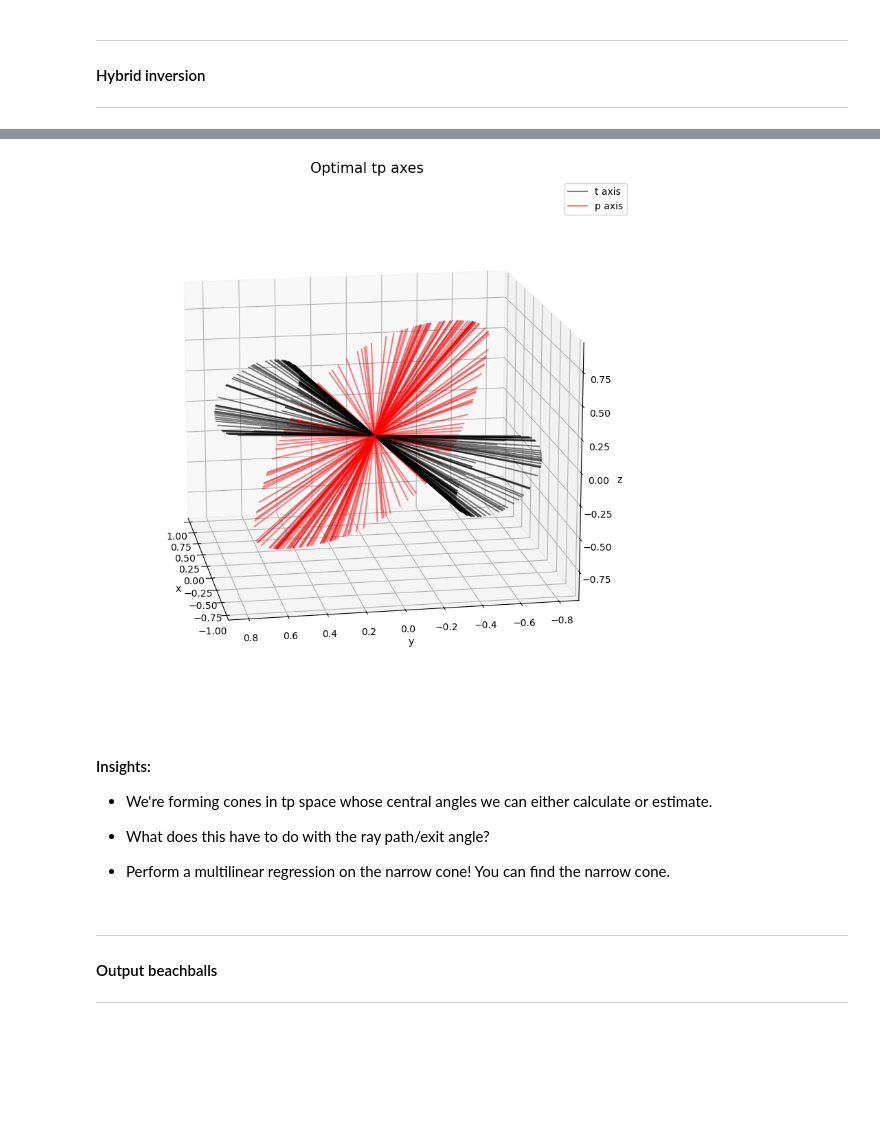
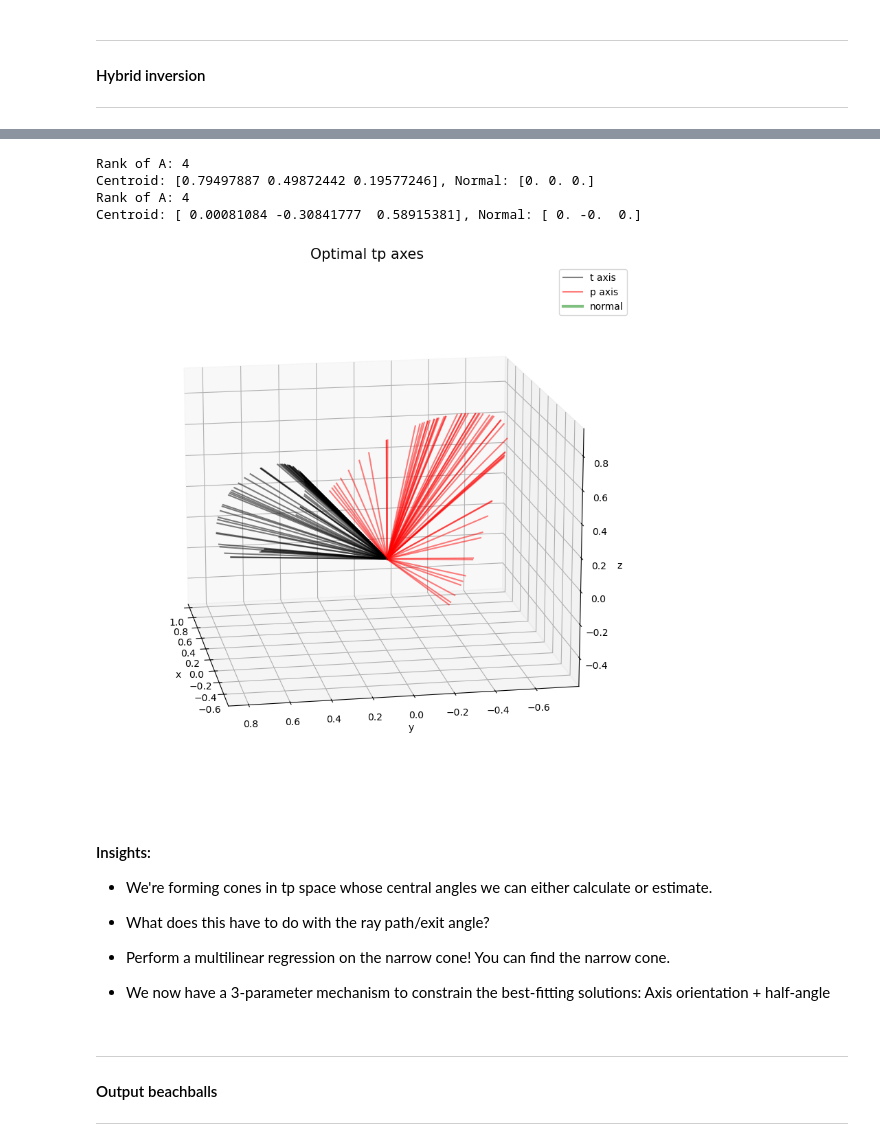
Before and after one commit to victoragaba/SURG-Mars, a Jupyter notebook: src/testing.ipynb, the cells around one changed output, grey strips where cells are left out. Saved outputs shown, nothing was run; the diff lists cells and outputs as text; code cells hidden in the pictures; blank space fills up the shorter version.

```diff
--- a/src/testing.ipynb
+++ b/src/testing.ipynb
@@ -133,8 +131,12 @@ inv_model.plot_iterates_2D(cmap='rainbow', s=1, optimal=True, index=2)
 # %%
 # tp axes - full
-inv_model.plot_tp_axes(azim=170, elev=15, half=False)
+inv_model.plot_tp_axes(azim=170, elev=15, half=True)
 # %% [output]
+Rank of A: 4
+Centroid: [0.79497887 0.49872442 0.19577246], Normal: [0. 0. 0.]
+Rank of A: 4
+Centroid: [ 0.00081084 -0.30841777  0.58915381], Normal: [ 0. -0.  0.]
-[figure, old version]
+[figure, new version]
 # %% [markdown]
 #### Insights:
 
@@ -143,6 +145,9 @@ inv_model.plot_tp_axes(azim=170, elev=15, half=False)
 * What does this have to do with the ray path/exit angle?
 
 * Perform a multilinear regression on the narrow cone! You can find the narrow cone.
+
+* We now have a 3-parameter mechanism to constrain the best-fitting solutions:
+Axis orientation + half-angle
 # %% [markdown]
 ***
 #### Output beachballs
```
Also changed, not shown: parts of 5 cells of this notebook, 2 other files.
